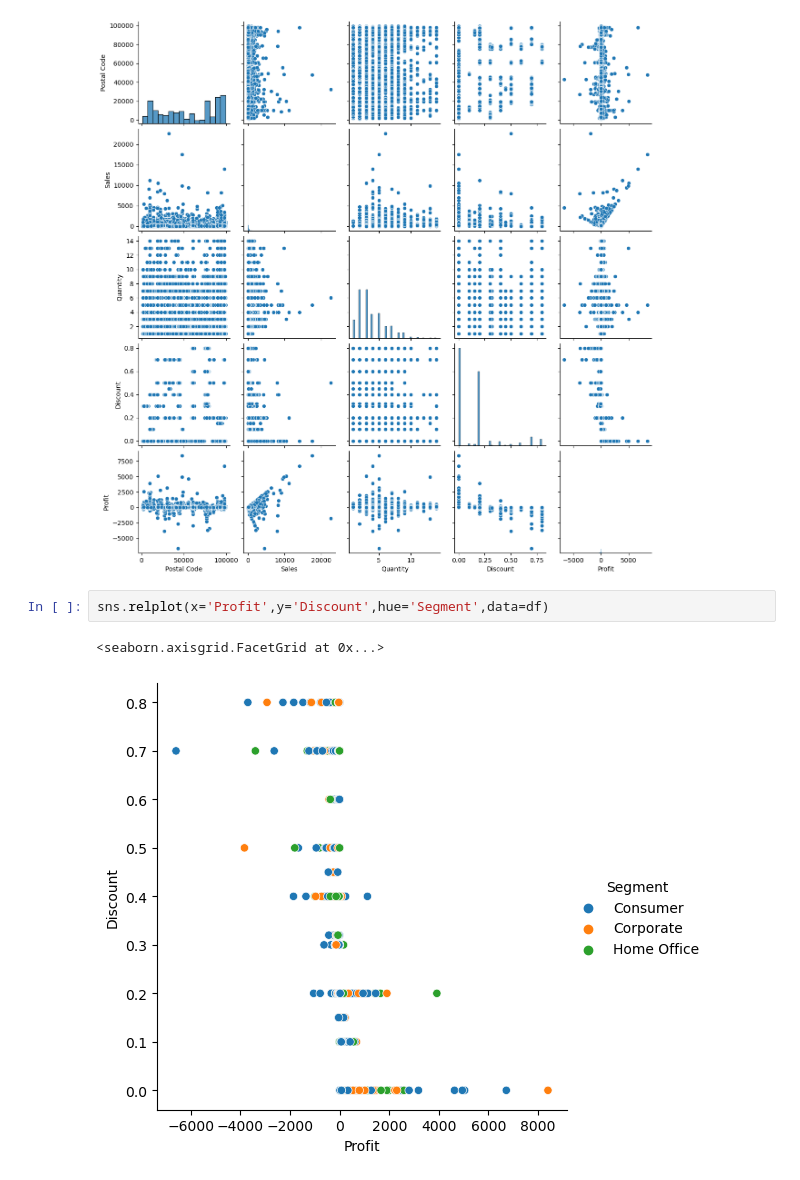
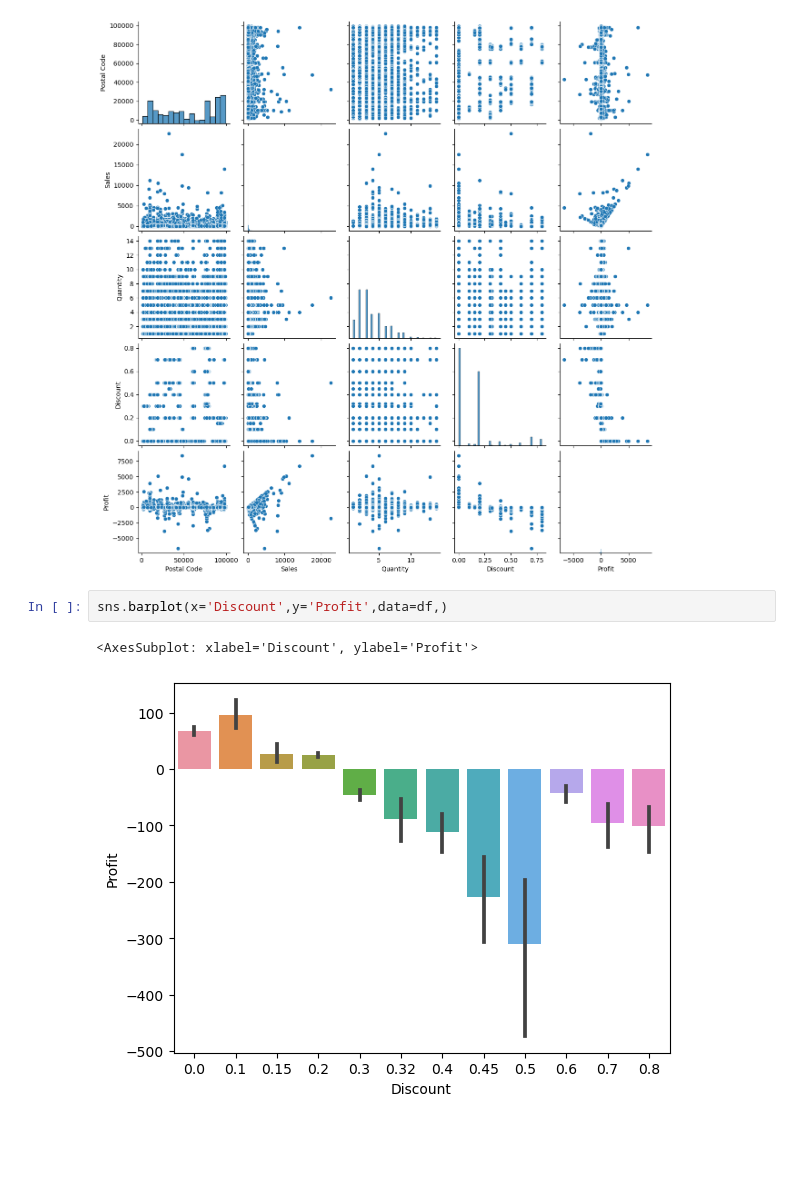
Before and after one commit to Vaarun-Kamath/Retail-Exploratory-Data-Analysis, a Jupyter notebook: Task3.ipynb, the cells around one changed output. Drawn from its saved outputs; the diff is of its cells as text; blank space fills up the shorter version.

Commit message:
Discount Vs Profit Done :100:
How discount affects Profit done.
What to sell at which discount done
Both high profit and high loss

```diff
--- a/Task3.ipynb
+++ b/Task3.ipynb
@@ -32,7 +50,7 @@ sns.pairplot(df)
 <seaborn.axisgrid.PairGrid at 0x...>
 [figure]
 # %%
-sns.relplot(x='Profit',y='Discount',hue='Segment',data=df)
+sns.barplot(x='Discount',y='Profit',data=df,)
 # %% [output]
-<seaborn.axisgrid.FacetGrid at 0x...>
+<AxesSubplot: xlabel='Discount', ylabel='Profit'>
-[figure, old version]
+[figure, new version]
```
Also changed, not shown: parts of 18 cells of this notebook.
